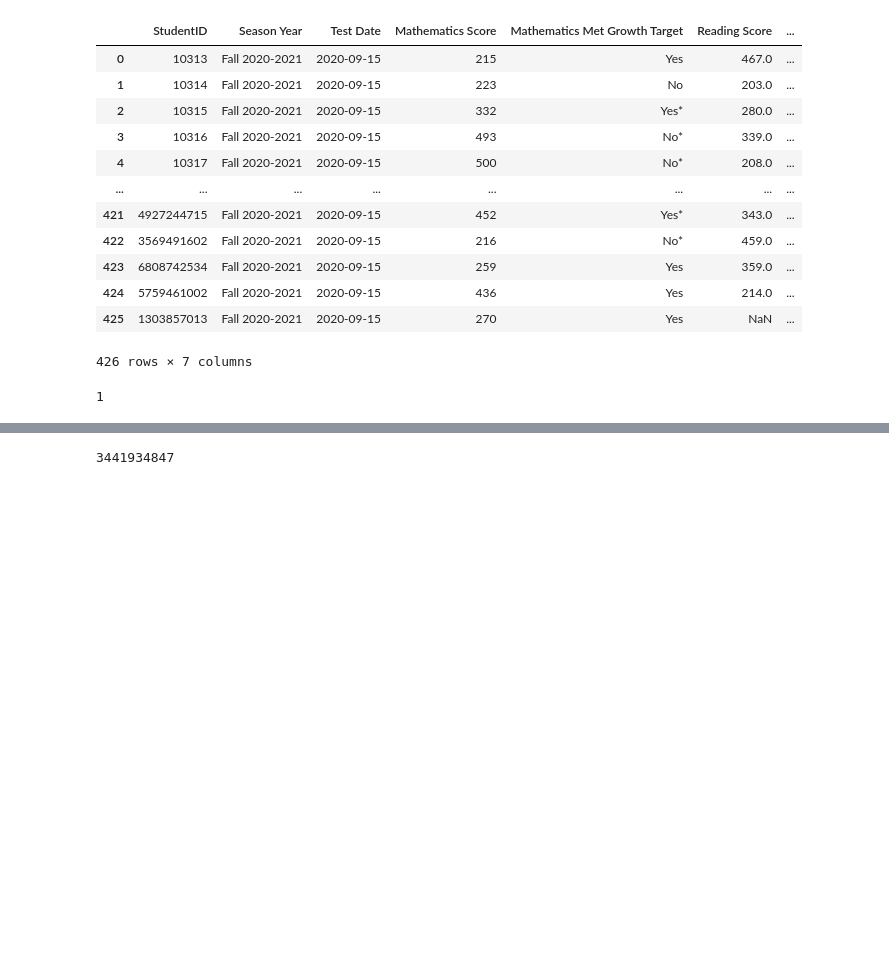
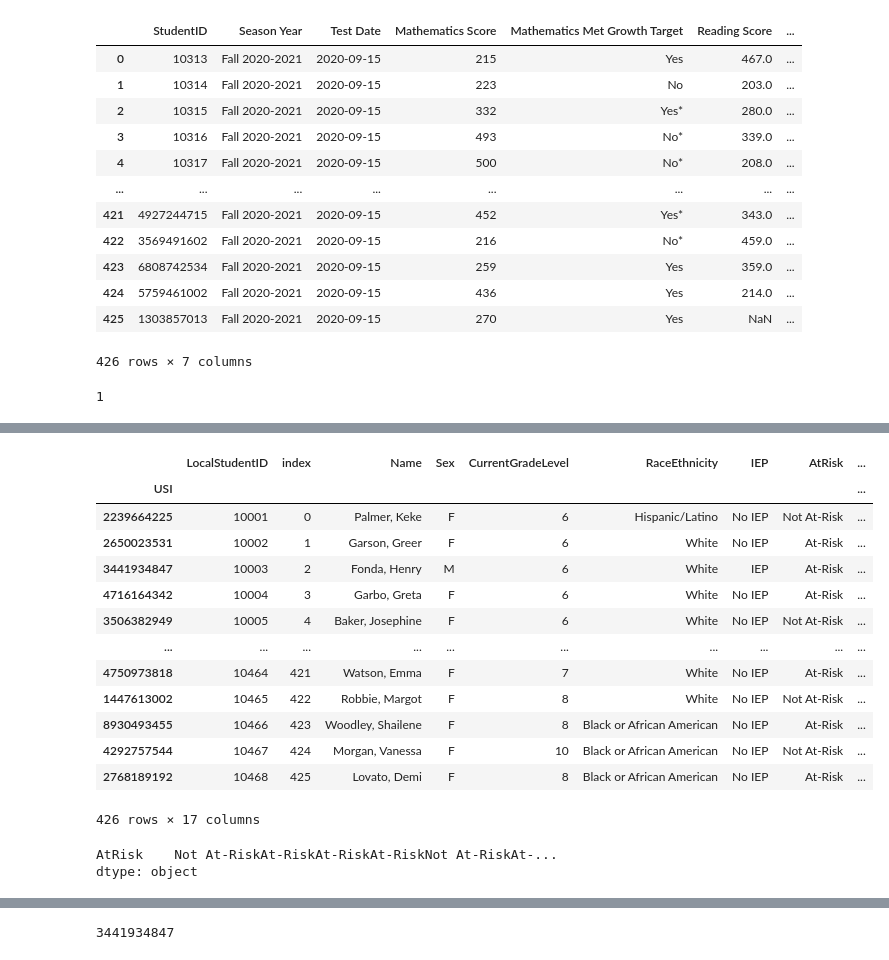
Before and after one commit to jefferyrosario/interview_emp, a Jupyter notebook: Untitled.ipynb, the cells around one changed output, grey strips where cells are left out. Cells and saved outputs as stored; diff of their text form; code cells hidden in the pictures; blank space fills up the shorter version.

```diff
--- a/Untitled.ipynb
+++ b/Untitled.ipynb
@@ -330,0 +415,2 @@ dtype: int64
+# %%
+left_joined_df = demo.merge(scores, how = 'left', right_index=True, left_index=True)
@@ -330,0 +510,22 @@ dtype: int64
+# %%
+left_joined_df
+# %% [output]
+|  | LocalStudentID | index | Name | Sex | CurrentGradeLevel | RaceEthnicity | IEP | AtRisk | ... |
+| USI |  |  |  |  |  |  |  |  | ... |
+| 2239664225 | 10001 | 0 | Palmer, Keke | F | 6 | Hispanic/Latino | No IEP | Not At-Risk | ... |
+| 2650023531 | 10002 | 1 | Garson, Greer | F | 6 | White | No IEP | At-Risk | ... |
+| 3441934847 | 10003 | 2 | Fonda, Henry | M | 6 | White | IEP | At-Risk | ... |
+| 4716164342 | 10004 | 3 | Garbo, Greta | F | 6 | White | No IEP | At-Risk | ... |
+| 3506382949 | 10005 | 4 | Baker, Josephine | F | 6 | White | No IEP | Not At-Risk | ... |
+| ... | ... | ... | ... | ... | ... | ... | ... | ... | ... |
+| 4750973818 | 10464 | 421 | Watson, Emma | F | 7 | White | No IEP | At-Risk | ... |
+| 1447613002 | 10465 | 422 | Robbie, Margot | F | 8 | White | No IEP | Not At-Risk | ... |
+| 8930493455 | 10466 | 423 | Woodley, Shailene | F | 8 | Black or African American | No IEP | At-Risk | ... |
+| 4292757544 | 10467 | 424 | Morgan, Vanessa | F | 10 | Black or African American | No IEP | Not At-Risk | ... |
+| 2768189192 | 10468 | 425 | Lovato, Demi | F | 8 | Black or African American | No IEP | At-Risk | ... |
+426 rows × 17 columns
+# %%
+left_joined_df.agg({'AtRisk': sum})
+# %% [output]
+AtRisk    Not At-RiskAt-RiskAt-RiskAt-RiskNot At-RiskAt-...
+dtype: object
```
Also changed, not shown: parts of 63 cells of this notebook.
